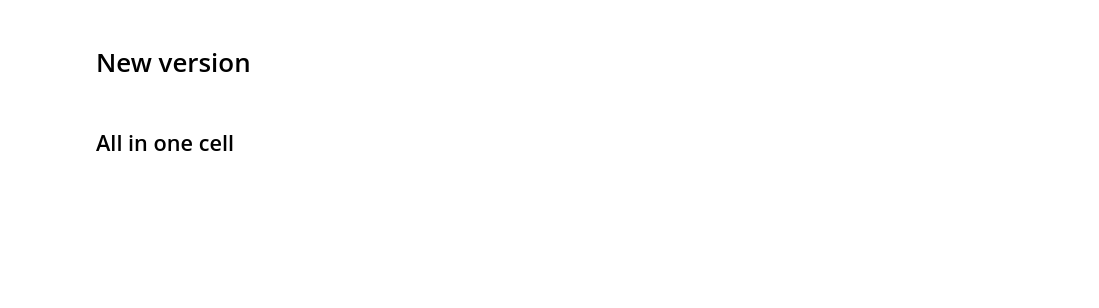
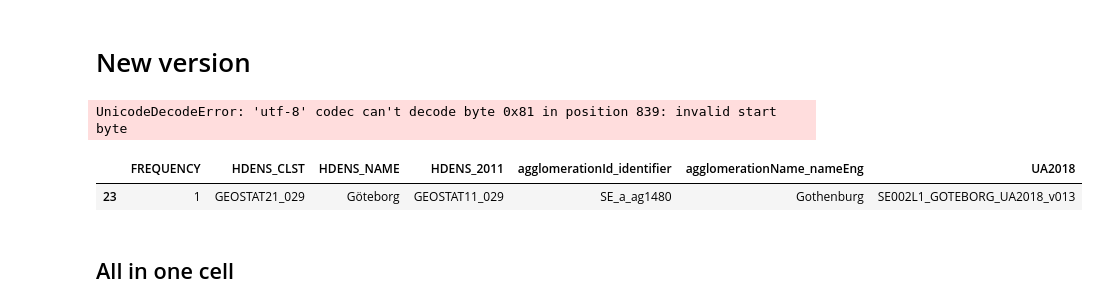
Before and after one commit to ubachr/GQA, a Jupyter notebook: dev/02_SA_processing.ipynb, the cells around one changed output. Drawn from its saved outputs; the diff is of its cells as text; code cells hidden in the pictures; blank space fills up the shorter version.

```diff
--- a/dev/02_SA_processing.ipynb
+++ b/dev/02_SA_processing.ipynb
@@ -94,3 +92,14 @@ codes.head(20)
+# %%
+# Crosswalk table containing the different codes from input sources
+tbl_path_path = r'S:\Common workspace\Noise\2021\3251_QuietAreas\InputData\QA2021\00_Data_List\tbl_agg_FUA.csv'
+tbl_agg_FUA = pd.read_csv(tbl_path_path)
+# %% [output]
+UnicodeDecodeError: 'utf-8' codec can't decode byte 0x81 in position 839: invalid start byte
+# %%
+codes.query("HDENS_CLST=='GEOSTAT21_029'")
+# %% [output]
+|  | FREQUENCY | HDENS_CLST | HDENS_NAME | HDENS_2011 | agglomerationId_identifier | agglomerationName_nameEng | UA2018 |
+| 23 | 1 | GEOSTAT21_029 | Göteborg | GEOSTAT11_029 | SE_a_ag1480 | Gothenburg | SE002L1_GOTEBORG_UA2018_v013 |
 # %%
 arcpy.CheckInExtension("Network")
 if arcpy.CheckExtension("Network") == "Available":
```
Also changed, not shown: parts of 5 cells of this notebook, 4 other files.
